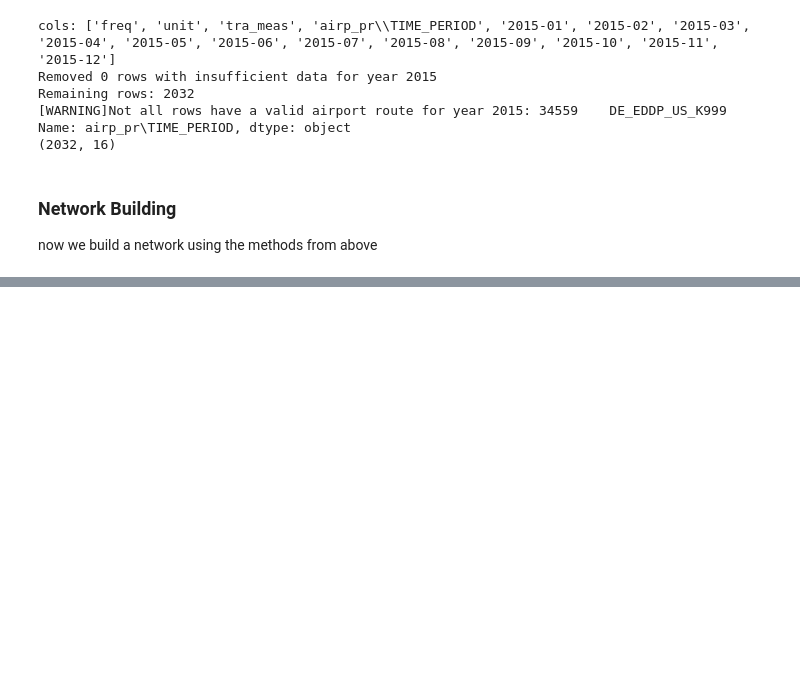
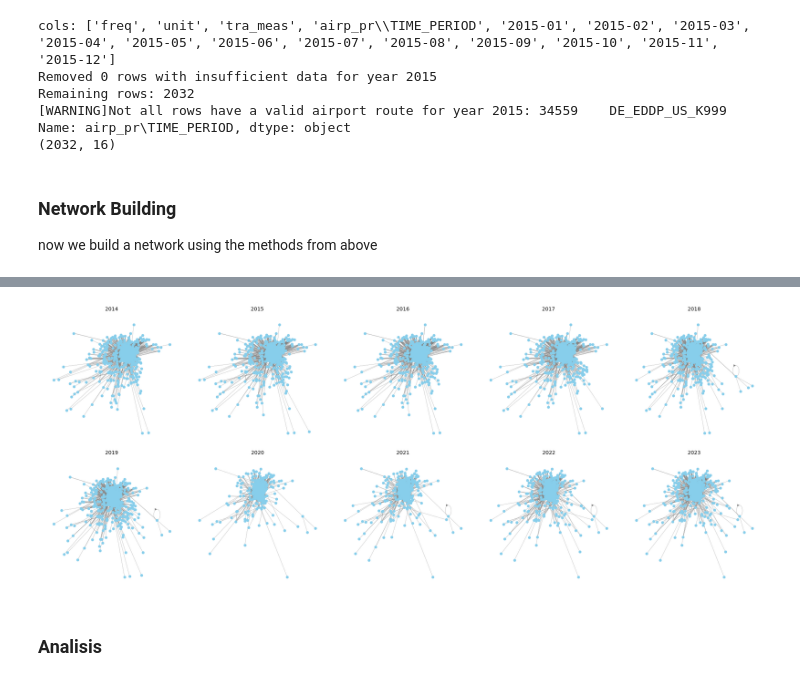
Before and after one commit to domin7k/social_network_analysis, a Jupyter notebook: airtrafic.ipynb, the cells around one changed output, grey strips where cells are left out. Saved outputs shown, nothing was run; the diff lists cells and outputs as text; code cells hidden in the pictures; blank space fills up the shorter version.

```diff
--- a/airtrafic.ipynb
+++ b/airtrafic.ipynb
@@ -70,9 +70,9 @@ avia_par_countries = [
     "no",
     "ch",
     "uk",
-    "ba",
-    "me",
-    "mk",
-    "rs",
-    "tr",
+    # "ba", Candidate countries with incomplete data
+    # "me",
+    # "mk",
+    # "rs",
+    # "tr",
 ]
@@ -296,0 +371,37 @@ fetching data...
+# %%
+# plot the first ten graphs from `graphs` in a 2x5 grid using a single Kamada-Kawai layout
+keys = sorted(graphs.keys())[:10]  # first 10 graphs (e.g. 'G_2014'..)
+graphs_to_plot = [graphs[k] for k in keys]
+
+# compose a union graph so we compute a single global layout (same algorithm as above)
+G_union = nx.compose_all(graphs_to_plot)
+pos_all = nx.kamada_kawai_layout(G_union)
+
+# create subplots (2 rows x 5 cols)
+n = len(graphs_to_plot)
+rows, cols = 2, 5
+fig, axes = plt.subplots(rows, cols, figsize=(20, 8))
+axes_flat = axes.flatten()
+
+# drawing parameters for compact visualization
+node_size = 20
+edge_width = 0.3
+font_size = 6
+
+for idx, (ax, key, G_i) in enumerate(zip(axes_flat, keys, graphs_to_plot)):
+    nx.draw_networkx_nodes(G_i, pos_all, ax=ax, node_size=node_size, node_color="skyblue")
+    nx.draw_networkx_edges(G_i, pos_all, ax=ax, width=edge_width, edge_color="gray", arrows=False)
+    # skip labels to avoid clutter; enable if you need them by setting with_labels=True
+    ax.set_title(key.split("_")[1], fontsize=10)
+    ax.set_axis_off()
+
+# turn off any unused subplots
+for ax in axes_flat[n:]:
+    ax.set_axis_off()
+
+plt.tight_layout()
+plt.show()
+# %% [output]
+[figure, added]
+# %% [markdown]
+### Analisis
```
Also changed, not shown: parts of 7 cells of this notebook.
